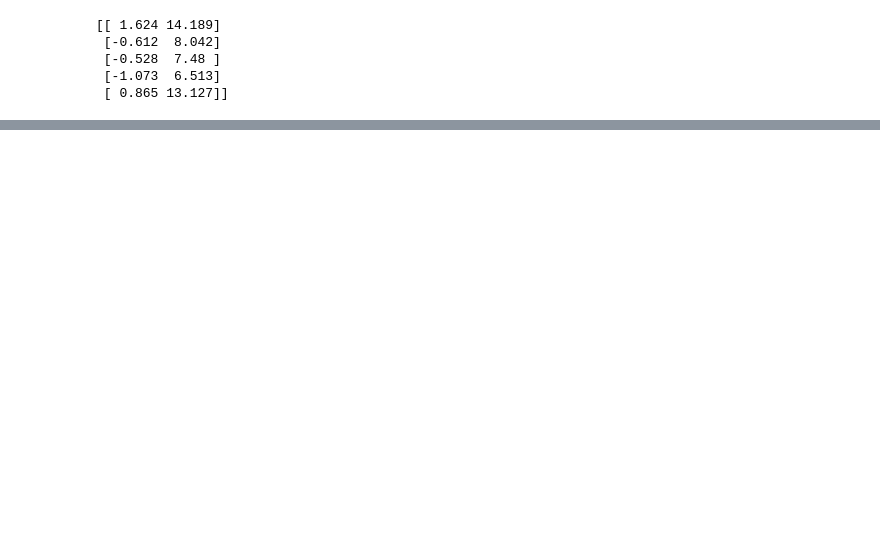
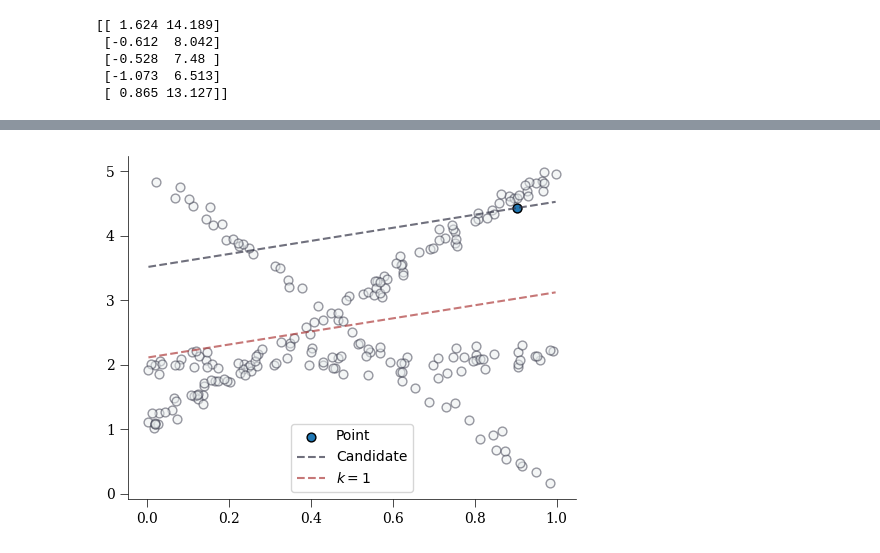
Before and after one commit to brandonsmith301/personal, a Jupyter notebook: notebooks/2025-07-17-nc-ns-clr.ipynb, the cells around one changed output, grey strips where cells are left out. Drawn from its saved outputs; the diff is of its cells as text; code cells hidden in the pictures; blank space fills up the shorter version.

```diff
--- a/notebooks/2025-07-17-nc-ns-clr.ipynb
+++ b/notebooks/2025-07-17-nc-ns-clr.ipynb
@@ -280,0 +276,54 @@ def get_d(u, v, A, errors):
+# %%
+fig, ax = plt.subplots(figsize=(5, 4))
+
+plt.scatter(
+    A[:, 0],
+    A[:, 1],
+    edgecolors=colours[0],
+    color=colours[-1],
+    linewidths=1,
+    alpha=0.5,
+    s=40,
+)
+
+plt.scatter(
+    A[0, 0],
+    A[0, 1],
+    edgecolors="black",
+    linewidths=1,
+    s=40,
+    label="Point",
+)
+
+
+plt.plot(
+    x_range,
+    x_ab * x_range + y_ab,
+    color=colours[0],
+    alpha=0.7,
+    linestyle="--",
+    label="Candidate",
+)
+
+plt.plot(
+    x_range,
+    x * x_range + y,
+    color="#AF3E3E",
+    alpha=0.7,
+    linestyle="--",
+    label="$k=1$",
+)
+
+ax.tick_params(axis="both", labelfontfamily="Serif", labelsize=10, width=0.5, length=6)
+
+for s in ["top", "left", "right", "bottom"]:
+    ax.spines[s].set_linewidth(0.5)
+
+plt.legend()
+plt.tight_layout()
+plt.savefig(
+    f"{save_dir}/{file_name}-5.svg", dpi=75, bbox_inches="tight", edgecolor="none"
+)
+plt.show()
+# %% [output]
+[figure, added]
```
Also changed, not shown: parts of 32 cells of this notebook, 14 other files.
